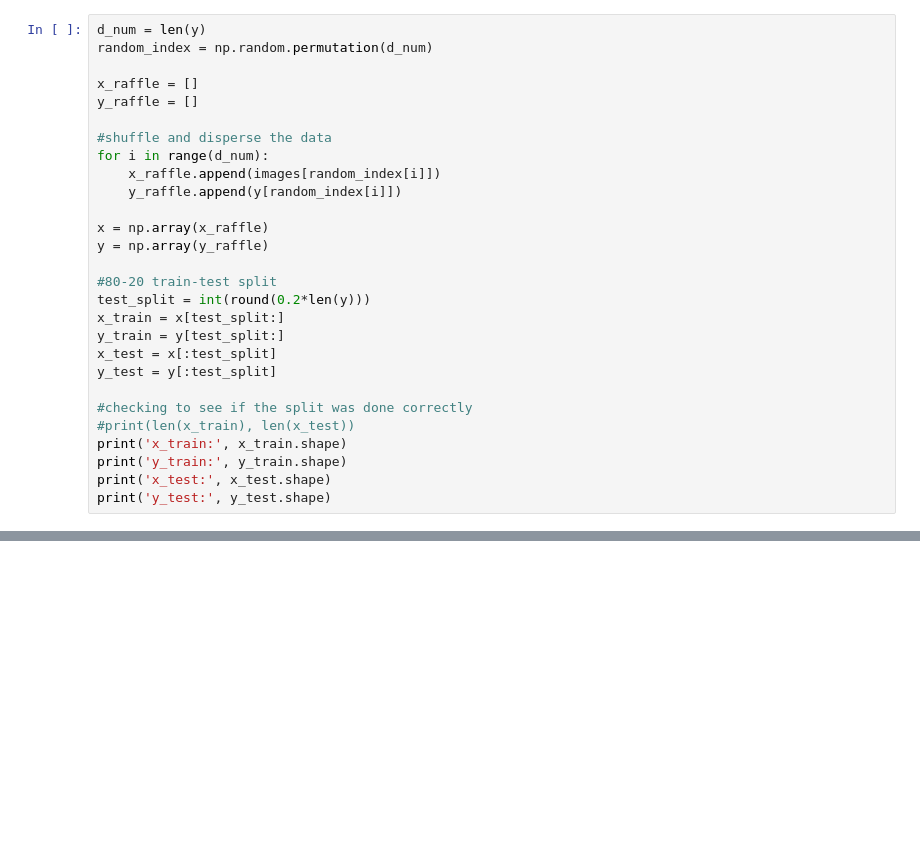
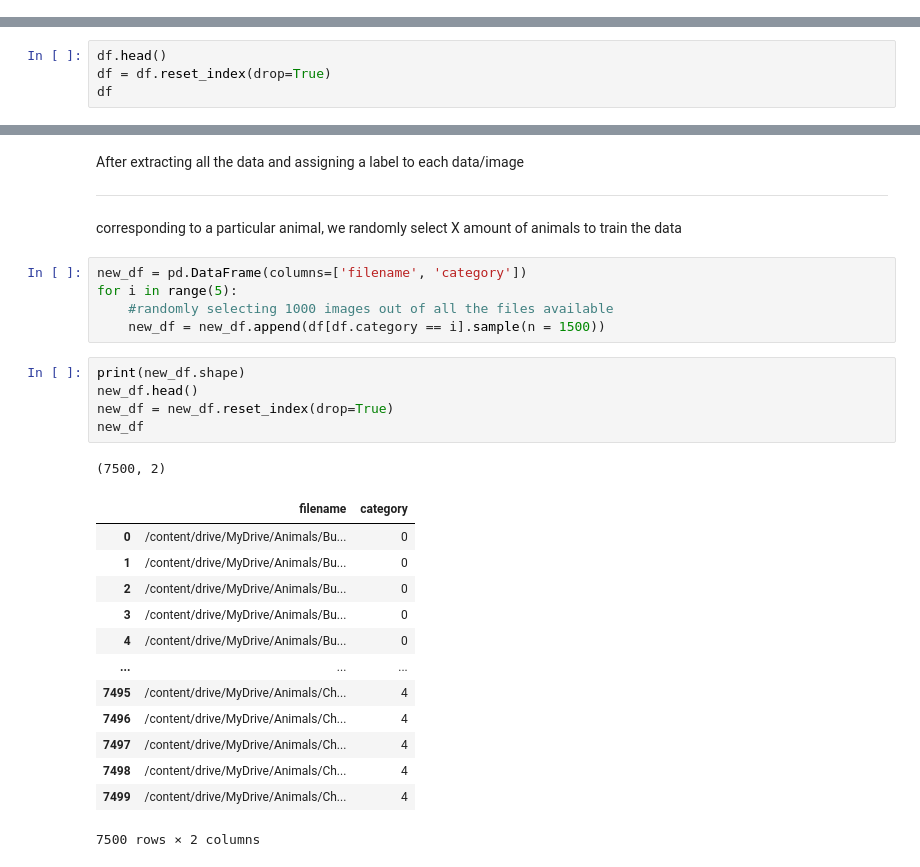
Before and after one commit to pokepineapple/ML_Projects, a Jupyter notebook: Animal_Classer.ipynb, the cells around one changed output, grey strips where cells are left out. Cells and saved outputs as stored; diff of their text form; blank space fills up the shorter version.

```diff
--- a/Animal_Classer.ipynb
+++ b/Animal_Classer.ipynb
@@ -152,28 +0,0 @@ for i in range(3):
-# %%
-d_num = len(y)
-random_index = np.random.permutation(d_num)
-
-x_raffle = []
-y_raffle = []
-
-#shuffle and disperse the data
-for i in range(d_num):
-    x_raffle.append(images[random_index[i]])
-    y_raffle.append(y[random_index[i]])
-
-x = np.array(x_raffle)
-y = np.array(y_raffle)
-
-#80-20 train-test split
-test_split = int(round(0.2*len(y)))
-x_train = x[test_split:]
-y_train = y[test_split:]
-x_test = x[:test_split]
-y_test = y[:test_split]
-
-#checking to see if the split was done correctly
-#print(len(x_train), len(x_test))
-print('x_train:', x_train.shape)
-print('y_train:', y_train.shape)
-print('x_test:', x_test.shape)
-print('y_test:', y_test.shape)
@@ -371,0 +71,4 @@ Predict : butterfly
+# %%
+df.head()
+df = df.reset_index(drop=True)
+df
@@ -371,0 +89,31 @@ Predict : butterfly
+# %% [markdown]
+After extracting all the data and assigning a label to each data/image
+
+---
+
+corresponding to a particular animal, we randomly select X amount of animals to train the data
+# %%
+new_df = pd.DataFrame(columns=['filename', 'category'])
+for i in range(5):
+    #randomly selecting 1000 images out of all the files available
+    new_df = new_df.append(df[df.category == i].sample(n = 1500))
+# %%
+print(new_df.shape)
+new_df.head()
+new_df = new_df.reset_index(drop=True)
+new_df
+# %% [output]
+(7500, 2)
+|  | filename | category |
+| 0 | /content/drive/MyDrive/Animals/Bu... | 0 |
+| 1 | /content/drive/MyDrive/Animals/Bu... | 0 |
+| 2 | /content/drive/MyDrive/Animals/Bu... | 0 |
+| 3 | /content/drive/MyDrive/Animals/Bu... | 0 |
+| 4 | /content/drive/MyDrive/Animals/Bu... | 0 |
+| ... | ... | ... |
+| 7495 | /content/drive/MyDrive/Animals/Ch... | 4 |
+| 7496 | /content/drive/MyDrive/Animals/Ch... | 4 |
+| 7497 | /content/drive/MyDrive/Animals/Ch... | 4 |
+| 7498 | /content/drive/MyDrive/Animals/Ch... | 4 |
+| 7499 | /content/drive/MyDrive/Animals/Ch... | 4 |
+7500 rows × 2 columns
```
Also changed, not shown: parts of 44 cells of this notebook.
